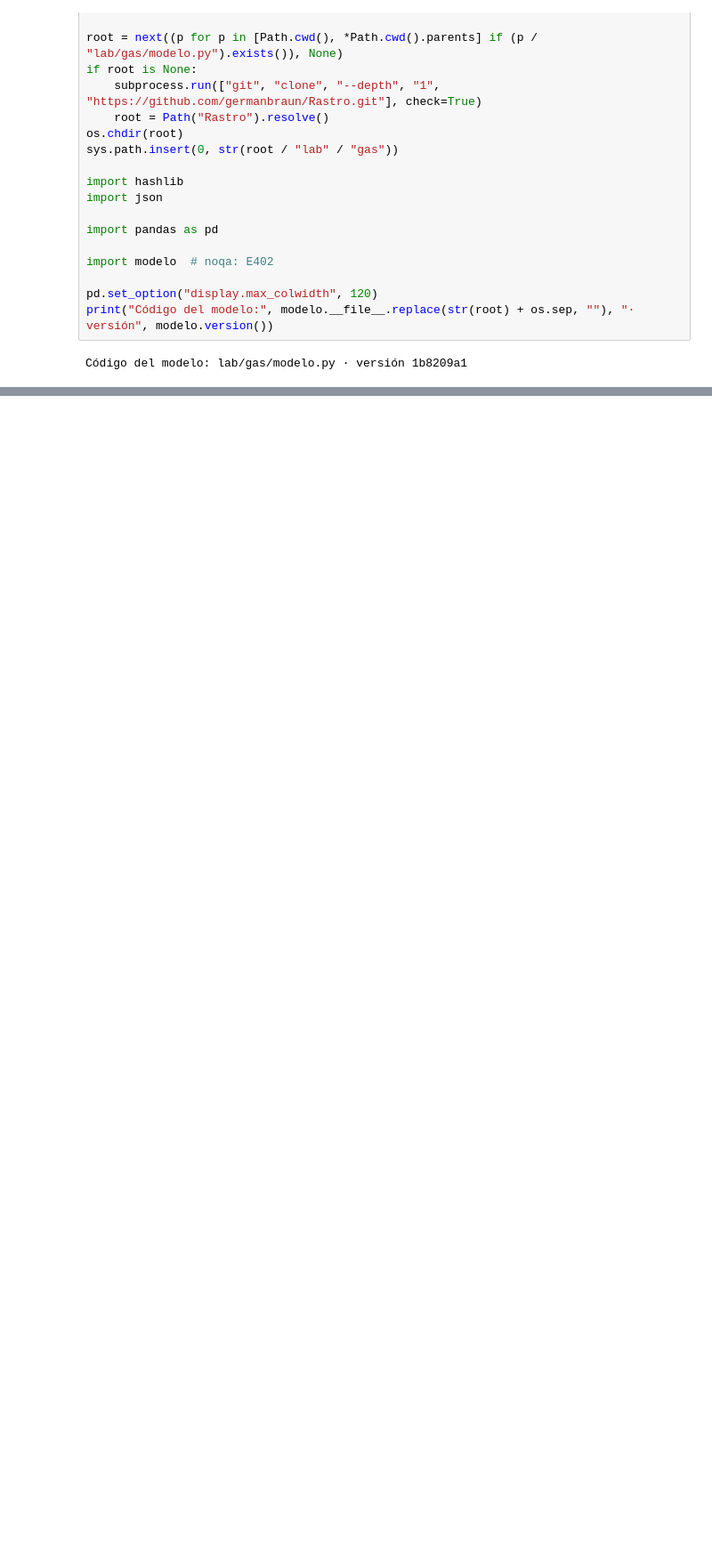
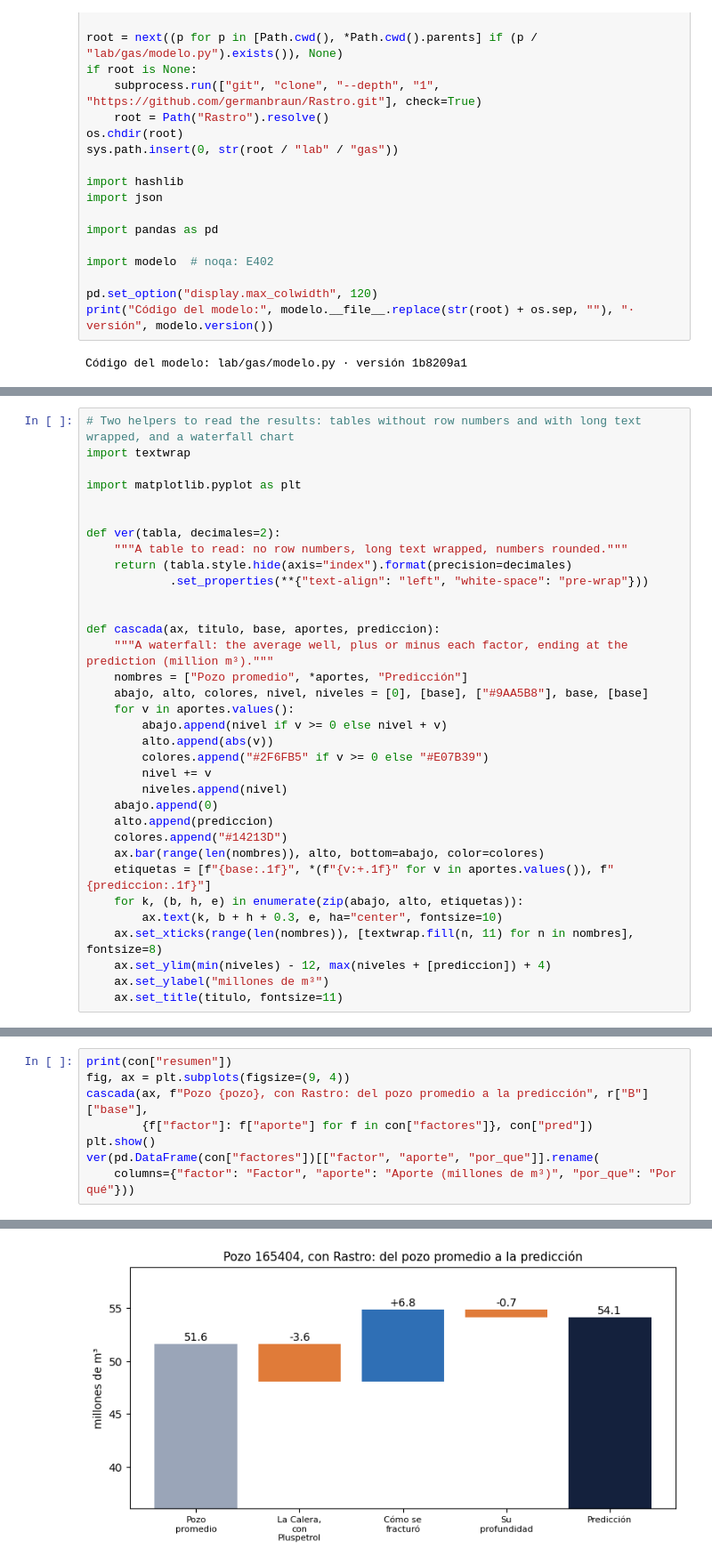
Before and after one commit to germanbraun/Rastro, a Jupyter notebook: lab/notebooks/rastro-lab.ipynb, the cells around one changed output, grey strips where cells are left out. Shown at 89% size. Drawn from its saved outputs; the diff is of its cells as text; blank space fills up the shorter version.

```diff
--- a/lab/notebooks/rastro-lab.ipynb
+++ b/lab/notebooks/rastro-lab.ipynb
@@ -156,0 +56,34 @@ pd.DataFrame([
+# %%
+# Two helpers to read the results: tables without row numbers and with long text wrapped, and a waterfall chart
+import textwrap
+
+import matplotlib.pyplot as plt
+
+
+def ver(tabla, decimales=2):
+    """A table to read: no row numbers, long text wrapped, numbers rounded."""
+    return (tabla.style.hide(axis="index").format(precision=decimales)
+            .set_properties(**{"text-align": "left", "white-space": "pre-wrap"}))
+
+
+def cascada(ax, titulo, base, aportes, prediccion):
+    """A waterfall: the average well, plus or minus each factor, ending at the prediction (million m³)."""
+    nombres = ["Pozo promedio", *aportes, "Predicción"]
+    abajo, alto, colores, nivel, niveles = [0], [base], ["#9AA5B8"], base, [base]
+    for v in aportes.values():
+        abajo.append(nivel if v >= 0 else nivel + v)
+        alto.append(abs(v))
+        colores.append("#2F6FB5" if v >= 0 else "#E07B39")
+        nivel += v
+        niveles.append(nivel)
+    abajo.append(0)
+    alto.append(prediccion)
+    colores.append("#14213D")
+    ax.bar(range(len(nombres)), alto, bottom=abajo, color=colores)
+    etiquetas = [f"{base:.1f}", *(f"{v:+.1f}" for v in aportes.values()), f"{prediccion:.1f}"]
+    for k, (b, h, e) in enumerate(zip(abajo, alto, etiquetas)):
+        ax.text(k, b + h + 0.3, e, ha="center", fontsize=10)
+    ax.set_xticks(range(len(nombres)), [textwrap.fill(n, 11) for n in nombres], fontsize=8)
+    ax.set_ylim(min(niveles) - 12, max(niveles + [prediccion]) + 4)
+    ax.set_ylabel("millones de m³")
+    ax.set_title(titulo, fontsize=11)
@@ -272,0 +251,9 @@ for h in con["hechos"]:
+# %%
+print(con["resumen"])
+fig, ax = plt.subplots(figsize=(9, 4))
+cascada(ax, f"Pozo {pozo}, con Rastro: del pozo promedio a la predicción", r["B"]["base"],
+        {f["factor"]: f["aporte"] for f in con["factores"]}, con["pred"])
+plt.show()
+ver(pd.DataFrame(con["factores"])[["factor", "aporte", "por_que"]].rename(
+    columns={"factor": "Factor", "aporte": "Aporte (millones de m³)", "por_que": "Por qué"}))
+# %% [output]
@@ -272,0 +261 @@ for h in con["hechos"]:
+[figure, added]
```
Also changed, not shown: parts of 80 cells of this notebook, 3 other files.
